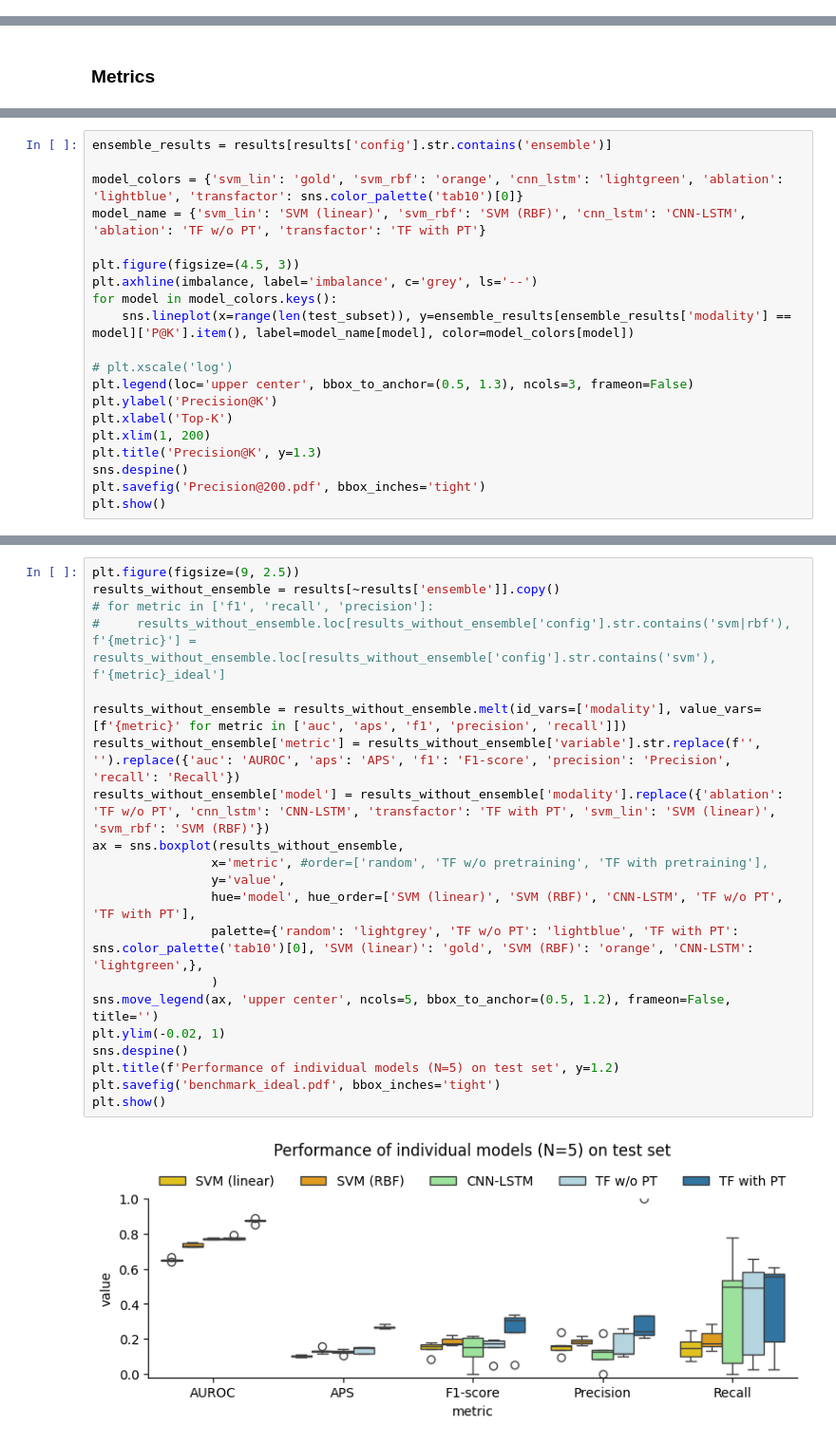
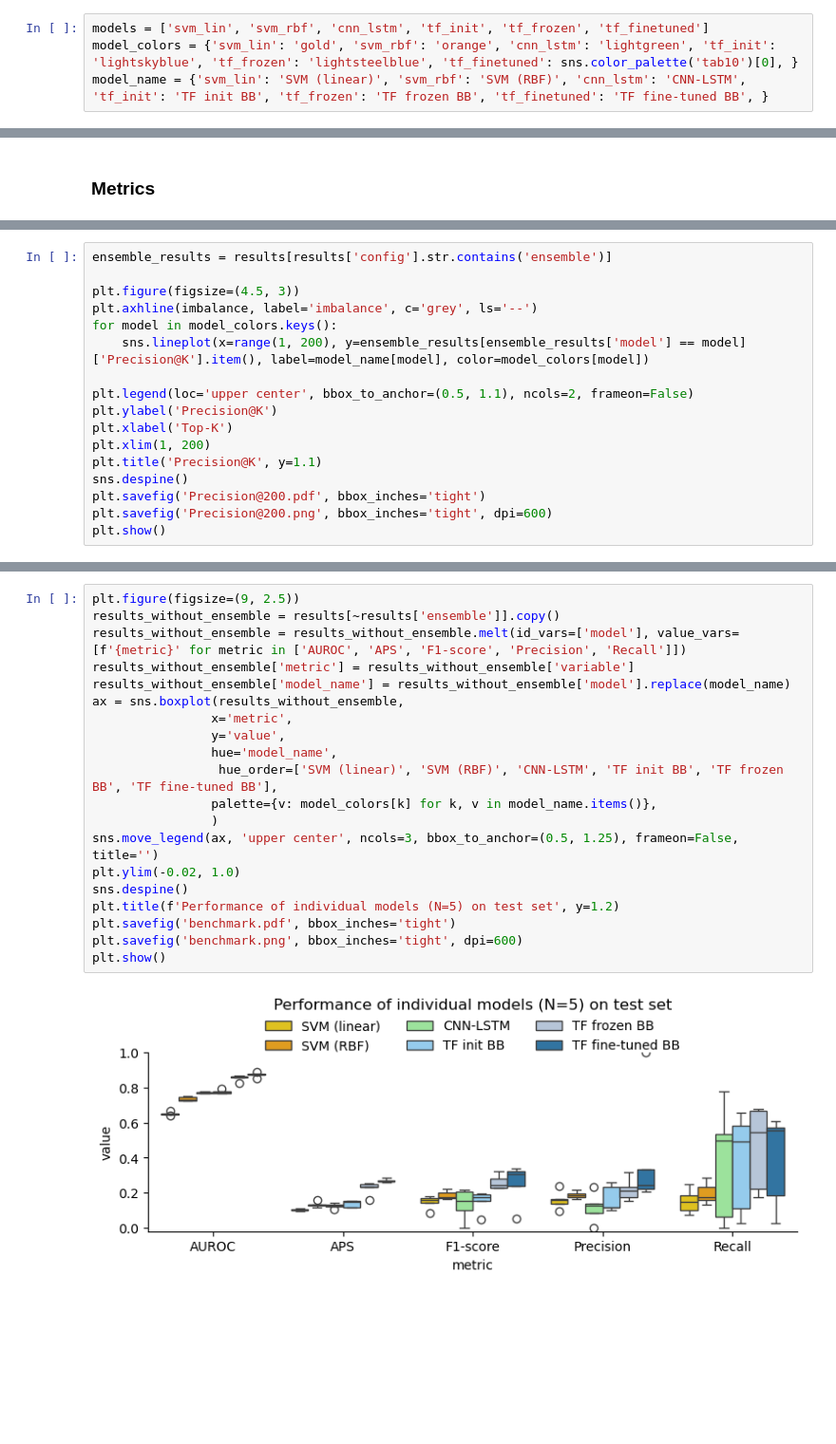
Before and after one commit to marsico-lab/TransFactor, a Jupyter notebook: manuscript/benchmark/Benchmarking Figures and Values.ipynb, the cells around one changed output, grey strips where cells are left out. Shown at 95% size. Cells and saved outputs as stored; diff of their text form; blank space fills up the shorter version.

```diff
--- a/manuscript/benchmark/Benchmarking Figures and Values.ipynb
+++ b/manuscript/benchmark/Benchmarking Figures and Values.ipynb
@@ -11,6 +11,10 @@ from sklearn.metrics import roc_auc_score, f1_score, average_precision_score, pr
 Ks = [50, 100, 200]
 # %%
 imbalance = 108 / (2457+108)
+# %%
+models = ['svm_lin', 'svm_rbf', 'cnn_lstm', 'tf_init', 'tf_frozen', 'tf_finetuned']
+model_colors = {'svm_lin': 'gold', 'svm_rbf': 'orange', 'cnn_lstm': 'lightgreen', 'tf_init': 'lightskyblue', 'tf_frozen': 'lightsteelblue', 'tf_finetuned': sns.color_palette('tab10')[0], }
+model_name = {'svm_lin': 'SVM (linear)', 'svm_rbf': 'SVM (RBF)', 'cnn_lstm': 'CNN-LSTM', 'tf_init': 'TF init BB', 'tf_frozen': 'TF frozen BB', 'tf_finetuned': 'TF fine-tuned BB', }
 # %% [markdown]
 ### Read data and some transformations and numbers for the paper
 # %%
@@ -97,22 +86,19 @@ for modality in ['transfactor', 'ablation', 'svm_rbf', 'svm_lin', 'cnn_lstm']:
 results = pd.DataFrame(results)
 # %%
 ensemble_results = results[results['config'].str.contains('ensemble')]
-
-model_colors = {'svm_lin': 'gold', 'svm_rbf': 'orange', 'cnn_lstm': 'lightgreen', 'ablation': 'lightblue', 'transfactor': sns.color_palette('tab10')[0]}
-model_name = {'svm_lin': 'SVM (linear)', 'svm_rbf': 'SVM (RBF)', 'cnn_lstm': 'CNN-LSTM', 'ablation': 'TF w/o PT', 'transfactor': 'TF with PT'}
 
 plt.figure(figsize=(4.5, 3))
 plt.axhline(imbalance, label='imbalance', c='grey', ls='--')
 for model in model_colors.keys():
-    sns.lineplot(x=range(len(test_subset)), y=ensemble_results[ensemble_results['modality'] == model]['P@K'].item(), label=model_name[model], color=model_colors[model])
+    sns.lineplot(x=range(1, 200), y=ensemble_results[ensemble_results['model'] == model]['Precision@K'].item(), label=model_name[model], color=model_colors[model])
 
-# plt.xscale('log')
-plt.legend(loc='upper center', bbox_to_anchor=(0.5, 1.3), ncols=3, frameon=False)
+plt.legend(loc='upper center', bbox_to_anchor=(0.5, 1.1), ncols=2, frameon=False)
 plt.ylabel('Precision@K')
 plt.xlabel('Top-K')
 plt.xlim(1, 200)
-plt.title('Precision@K', y=1.3)
+plt.title('Precision@K', y=1.1)
 sns.despine()
 plt.savefig('Precision@200.pdf', bbox_inches='tight')
+plt.savefig('Precision@200.png', bbox_inches='tight', dpi=600)
 plt.show()
 # %% [output]
@@ -171,23 +137,22 @@ results_without_ensemble.groupby(['modality', 'variable']).describe()['value'][[
 # %%
 plt.figure(figsize=(9, 2.5))
 results_without_ensemble = results[~results['ensemble']].copy()
-# for metric in ['f1', 'recall', 'precision']:
-#     results_without_ensemble.loc[results_without_ensemble['config'].str.contains('svm|rbf'), f'{metric}'] = results_without_ensemble.loc[results_without_ensemble['config'].str.contains('svm'), f'{metric}_ideal']
-
-results_without_ensemble = results_without_ensemble.melt(id_vars=['modality'], value_vars=[f'{metric}' for metric in ['auc', 'aps', 'f1', 'precision', 'recall']])
-results_without_ensemble['metric'] = results_without_ensemble['variable'].str.replace(f'', '').replace({'auc': 'AUROC', 'aps': 'APS', 'f1': 'F1-score', 'precision': 'Precision', 'recall': 'Recall'})
-results_without_ensemble['model'] = results_without_ensemble['modality'].replace({'ablation': 'TF w/o PT', 'cnn_lstm': 'CNN-LSTM', 'transfactor': 'TF with PT', 'svm_lin': 'SVM (linear)', 'svm_rbf': 'SVM (RBF)'})
+results_without_ensemble = results_without_ensemble.melt(id_vars=['model'], value_vars=[f'{metric}' for metric in ['AUROC', 'APS', 'F1-score', 'Precision', 'Recall']])
+results_without_ensemble['metric'] = results_without_ensemble['variable']
+results_without_ensemble['model_name'] = results_without_ensemble['model'].replace(model_name)
 ax = sns.boxplot(results_without_ensemble,
-                x='metric', #order=['random', 'TF w/o pretraining', 'TF with pretraining'],
+                x='metric',
                 y='value',
-                hue='model', hue_order=['SVM (linear)', 'SVM (RBF)', 'CNN-LSTM', 'TF w/o PT', 'TF with PT'],
-                palette={'random': 'lightgrey', 'TF w/o PT': 'lightblue', 'TF with PT': sns.color_palette('tab10')[0], 'SVM (linear)': 'gold', 'SVM (RBF)': 'orange', 'CNN-LSTM': 'lightgreen',},
+                hue='model_name',
+                 hue_order=['SVM (linear)', 'SVM (RBF)', 'CNN-LSTM', 'TF init BB', 'TF frozen BB', 'TF fine-tuned BB'],
+                palette={v: model_colors[k] for k, v in model_name.items()},
                 )
-sns.move_legend(ax, 'upper center', ncols=5, bbox_to_anchor=(0.5, 1.2), frameon=False, title='')
-plt.ylim(-0.02, 1)
+sns.move_legend(ax, 'upper center', ncols=3, bbox_to_anchor=(0.5, 1.25), frameon=False, title='')
+plt.ylim(-0.02, 1.0)
 sns.despine()
 plt.title(f'Performance of individual models (N=5) on test set', y=1.2)
-plt.savefig('benchmark_ideal.pdf', bbox_inches='tight')
+plt.savefig('benchmark.pdf', bbox_inches='tight')
+plt.savefig('benchmark.png', bbox_inches='tight', dpi=600)
 plt.show()
 # %% [output]
-[figure, old version]
+[figure, new version]
```
Also changed, not shown: parts of 10 cells of this notebook, 1 other file.
